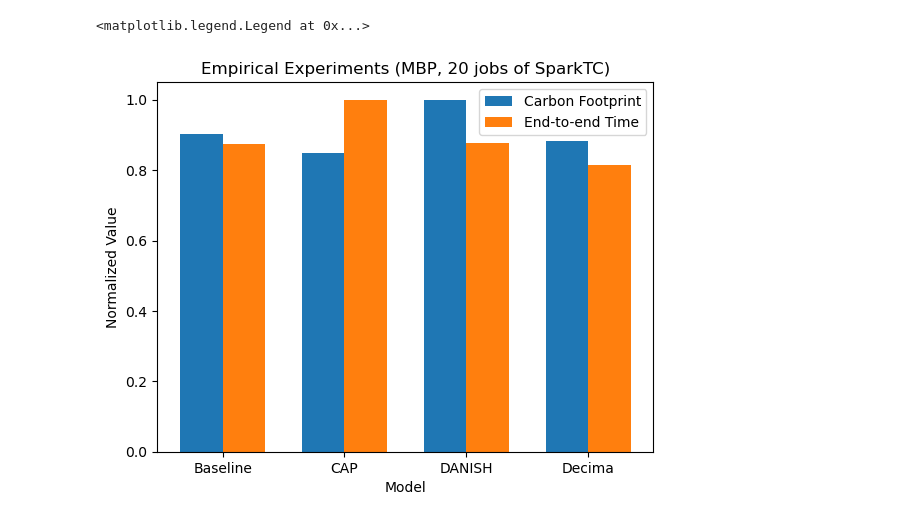
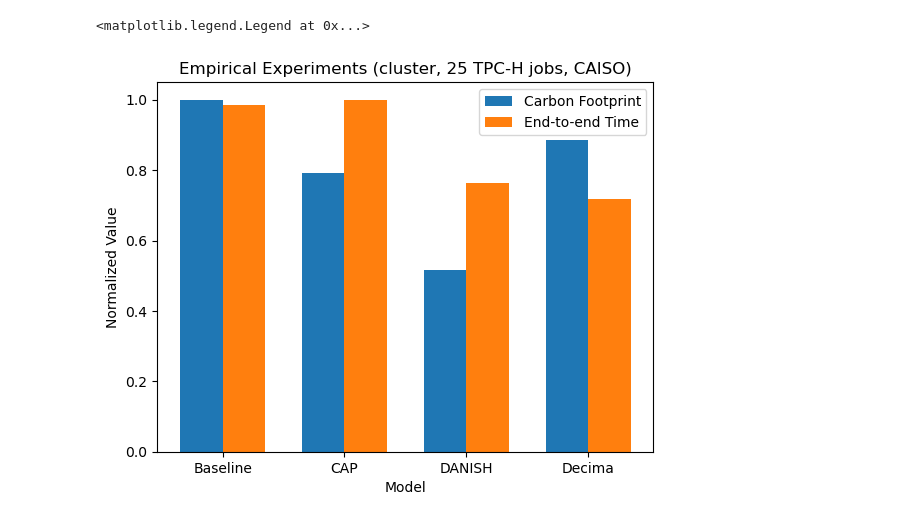
Before and after one commit to adamlechowicz/cap-k8s, a Jupyter notebook: plotting_results.ipynb, the cells around one changed output. Saved outputs shown, nothing was run; the diff lists cells and outputs as text; code cells hidden in the pictures.

```diff
--- a/plotting_results.ipynb
+++ b/plotting_results.ipynb
@@ -182,8 +183,8 @@ Total Time for decima:      0 days 00:56:47.221763
 # do the same time calculation for the _1 files
 total_time_baseline_1 = baseline_1['end_time'].head(job_num).iloc[-1] - baseline_1['start_time'].head(job_num).iloc[0]
 total_time_cap_1 = cap_1['end_time'].head(job_num).iloc[-1] - cap_1['start_time'].head(job_num).iloc[0]
-total_time_danish_1 = danish_1['end_time'].head(job_num).iloc[-1] - danish_1['start_time'].head(job_num).iloc[0]
-total_time_decima_1 = decima_1['end_time'].head(job_num).iloc[-1] - decima_1['start_time'].head(job_num).iloc[0]
+total_time_danish_1 = decima_1['end_time'].head(job_num).iloc[-1] - decima_1['start_time'].head(job_num).iloc[0]
+total_time_decima_1 = danish_1['end_time'].head(job_num).iloc[-1] - danish_1['start_time'].head(job_num).iloc[0]
 
 # print the results (just the hours, minutes, etc -- days are irrelevant)
 print('Total Time for baseline:   ', total_time_baseline_1)
@@ -199,8 +200,8 @@ Total Time for decima:      0 days 00:58:54.261435
 # do the same time calculation for the _2 files
 total_time_baseline_2 = baseline_2['end_time'].head(job_num).iloc[-1] - baseline_2['start_time'].head(job_num).iloc[0]
 total_time_cap_2 = cap_2['end_time'].head(job_num).iloc[-1] - cap_2['start_time'].head(job_num).iloc[0]
-total_time_danish_2 = danish_2['end_time'].head(job_num).iloc[-1] - danish_2['start_time'].head(job_num).iloc[0]
-total_time_decima_2 = decima_2['end_time'].head(job_num).iloc[-1] - decima_2['start_time'].head(job_num).iloc[0]
+total_time_danish_2 = decima_2['end_time'].head(job_num).iloc[-1] - decima_2['start_time'].head(job_num).iloc[0]
+total_time_decima_2 = danish_2['end_time'].head(job_num).iloc[-1] - danish_2['start_time'].head(job_num).iloc[0]
 
 # print the results (just the hours, minutes, etc -- days are irrelevant)
 print('Total Time for baseline:   ', total_time_baseline_2)
@@ -216,8 +217,8 @@ Total Time for decima:      0 days 00:56:47.531638
 # do the same time calculation for the _3 files
 total_time_baseline_3 = baseline_3['end_time'].head(job_num).iloc[-1] - baseline_3['start_time'].head(job_num).iloc[0]
 total_time_cap_3 = cap_3['end_time'].head(job_num).iloc[-1] - cap_3['start_time'].head(job_num).iloc[0]
-total_time_danish_3 = danish_3['end_time'].head(job_num).iloc[-1] - danish_3['start_time'].head(job_num).iloc[0]
-total_time_decima_3 = decima_3['end_time'].head(job_num).iloc[-1] - decima_3['start_time'].head(job_num).iloc[0]
+total_time_danish_3 = decima_3['end_time'].head(job_num).iloc[-1] - decima_3['start_time'].head(job_num).iloc[0]
+total_time_decima_3 = danish_3['end_time'].head(job_num).iloc[-1] - danish_3['start_time'].head(job_num).iloc[0]
 
 # print the results (just the hours, minutes, etc -- days are irrelevant)
 print('Total Time for baseline:   ', total_time_baseline_3)
@@ -266,30 +267,30 @@ Average Carbon Footprint for decima: 58032.467555555595
 # %%
 # plot the carbon footprint and completion time, normalized to the max of each
 # bar plot in matplotlib
 # make sure to label the axes and give a title
 # save the plot as 'carbon_time_plot.png'
 
 import matplotlib.pyplot as plt
 
-carbon_data = [total_carbon_baseline, total_carbon_cap, total_carbon_danish, total_carbon_decima]
-time_data = [total_time_baseline, total_time_cap, total_time_danish, total_time_decima]
+carbon_data = [average_carbon_baseline, average_carbon_cap, average_carbon_danish, average_carbon_decima]
+time_data = [average_time_baseline, average_time_cap, average_time_danish, average_time_decima]
 
 carbon_data = [x / max(carbon_data) for x in carbon_data]
 time_data = [x / max(time_data) for x in time_data]
 
 fig, ax = plt.subplots()
 bar_width = 0.35
 index = np.arange(4)
 
 bar1 = ax.bar(index, carbon_data, bar_width, label='Carbon Footprint')
 bar2 = ax.bar(index + bar_width, time_data, bar_width, label='End-to-end Time')
 legend = ['Baseline', 'CAP', 'DANISH', 'Decima']
 ax.set_xlabel('Model')
 ax.set_ylabel('Normalized Value')
-ax.set_title('Empirical Experiments (MBP, 20 jobs of SparkTC)')
+ax.set_title('Empirical Experiments (cluster, 25 TPC-H jobs, CAISO)')
 ax.set_xticks(index + bar_width / 2)
 ax.set_xticklabels(legend)
 ax.legend()
 # %% [output]
 <matplotlib.legend.Legend at 0x...>
-[figure, old version]
+[figure, new version]
```
Also changed, not shown: parts of 12 cells of this notebook, 1 other file.
